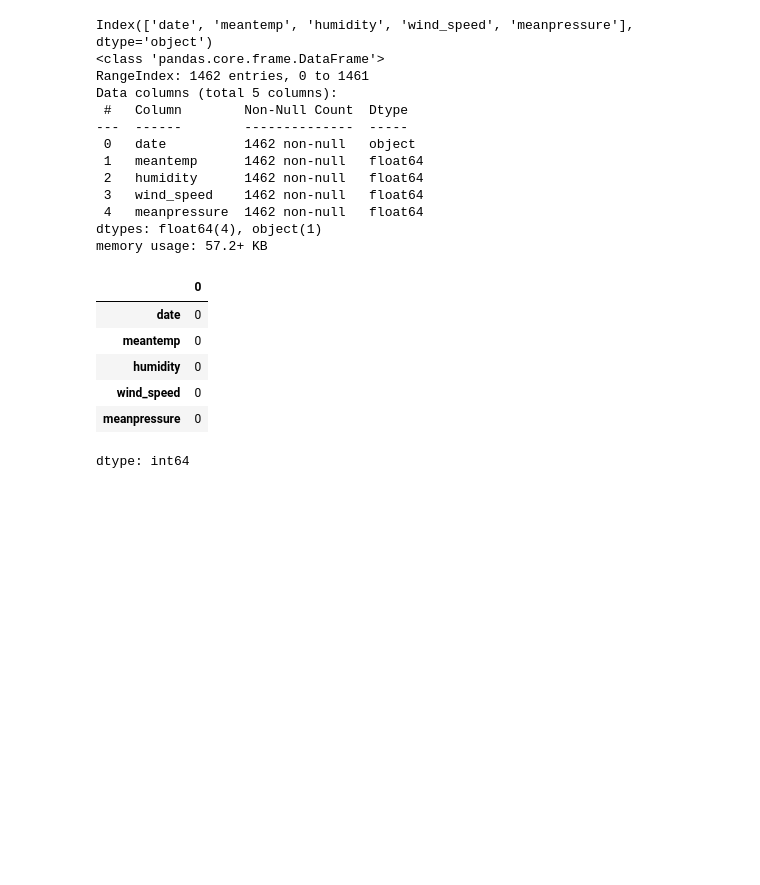
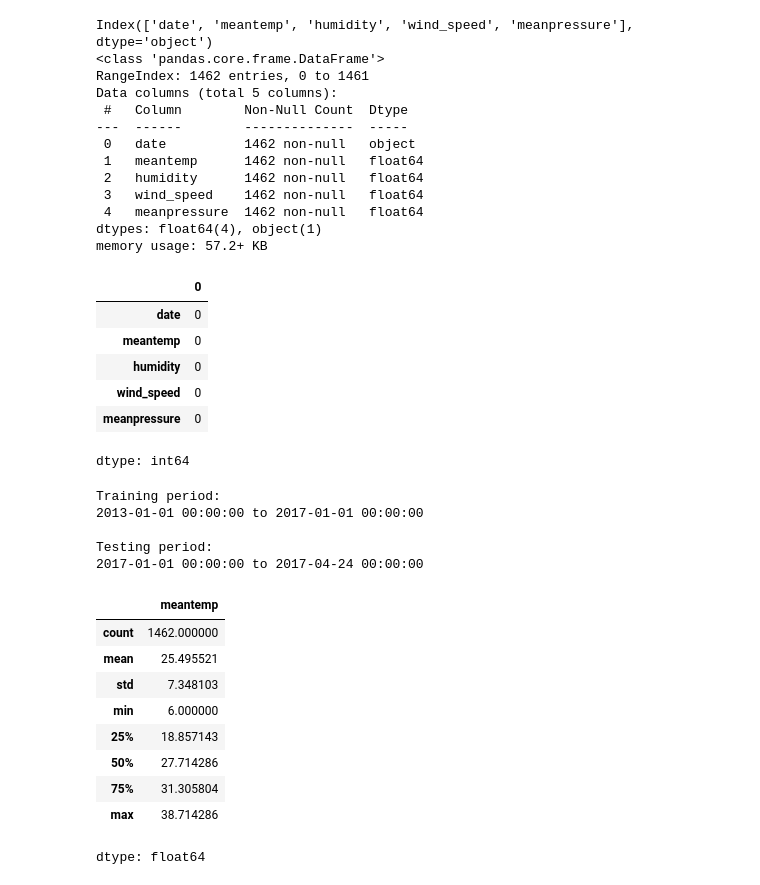
Before and after one commit to Ansarss/Ai_learning_experiments, a Jupyter notebook: daily_mean_temperature_with_a_Gaussian_Process.ipynb, the cells around one changed output. Drawn from its saved outputs; the diff is of its cells as text; code cells hidden in the pictures; blank space fills up the shorter version.

```diff
--- a/daily_mean_temperature_with_a_Gaussian_Process.ipynb
+++ b/daily_mean_temperature_with_a_Gaussian_Process.ipynb
@@ -72,3 +72,37 @@ train_df.isnull().sum()
 | wind_speed | 0 |
 | meanpressure | 0 |
 dtype: int64
+# %%
+# Convert date columns to datetime
+train_df["date"] = pd.to_datetime(train_df["date"])
+test_df["date"] = pd.to_datetime(test_df["date"])
+
+# Sort chronologically
+train_df = train_df.sort_values("date").reset_index(drop=True)
+test_df = test_df.sort_values("date").reset_index(drop=True)
+
+print("Training period:")
+print(train_df["date"].min(), "to", train_df["date"].max())
+
+print("\nTesting period:")
+print(test_df["date"].min(), "to", test_df["date"].max())
+# %% [output]
+Training period:
+2013-01-01 00:00:00 to 2017-01-01 00:00:00
+
+Testing period:
+2017-01-01 00:00:00 to 2017-04-24 00:00:00
+# %%
+# Summary statistics for mean temperature
+train_df["meantemp"].describe()
+# %% [output]
+|  | meantemp |
+| count | 1462.000000 |
+| mean | 25.495521 |
+| std | 7.348103 |
+| min | 6.000000 |
+| 25% | 18.857143 |
+| 50% | 27.714286 |
+| 75% | 31.305804 |
+| max | 38.714286 |
+dtype: float64
```
Also changed, not shown: parts of 1 cell of this notebook.
